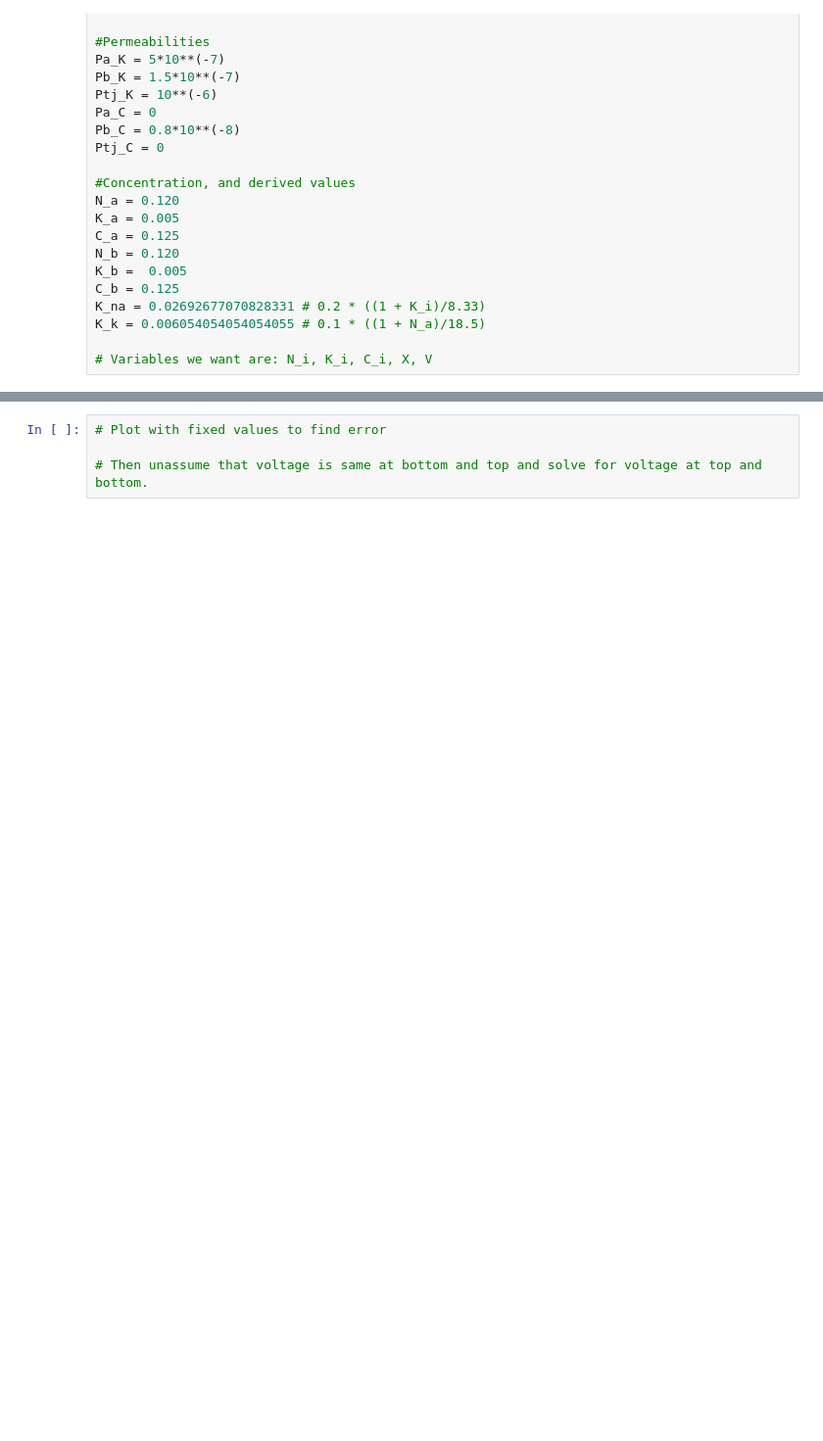
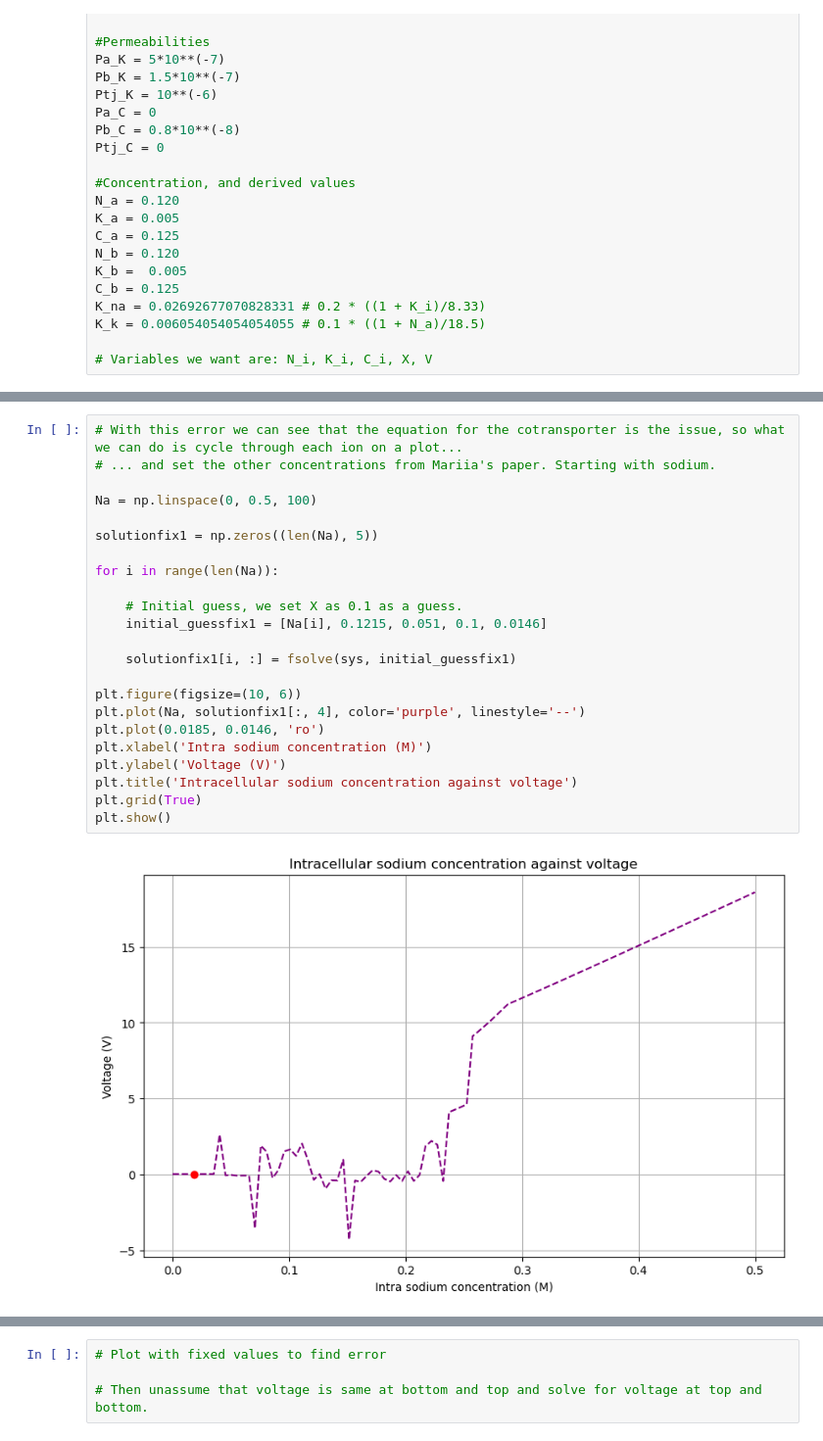
Before and after one commit to FinlayDWebb/2024-Summer-Math-Research, a Jupyter notebook: InitialAlgPhysioSolve.ipynb, the cells around one changed output, grey strips where cells are left out. Shown at 98% size. Saved outputs shown, nothing was run; the diff lists cells and outputs as text; blank space fills up the shorter version.

```diff
--- a/InitialAlgPhysioSolve.ipynb
+++ b/InitialAlgPhysioSolve.ipynb
@@ -84,0 +84,25 @@ Solution: $Na_i$ = 0.018, $K_i$ = 0.12, $Cl_i$ = 0.05, V = 0.1, X = 0.014
+# %%
+# With this error we can see that the equation for the cotransporter is the issue, so what we can do is cycle through each ion on a plot...
+# ... and set the other concentrations from Mariia's paper. Starting with sodium.
+
+Na = np.linspace(0, 0.5, 100)
+
+solutionfix1 = np.zeros((len(Na), 5))
+
+for i in range(len(Na)):
+
+    # Initial guess, we set X as 0.1 as a guess.
+    initial_guessfix1 = [Na[i], 0.1215, 0.051, 0.1, 0.0146]
+
+    solutionfix1[i, :] = fsolve(sys, initial_guessfix1)
+
+plt.figure(figsize=(10, 6))
+plt.plot(Na, solutionfix1[:, 4], color='purple', linestyle='--')
+plt.plot(0.0185, 0.0146, 'ro')
+plt.xlabel('Intra sodium concentration (M)')
+plt.ylabel('Voltage (V)')
+plt.title('Intracellular sodium concentration against voltage')
+plt.grid(True)
+plt.show()
+# %% [output]
+[figure, added]
```
Also changed, not shown: parts of 3 cells of this notebook.
